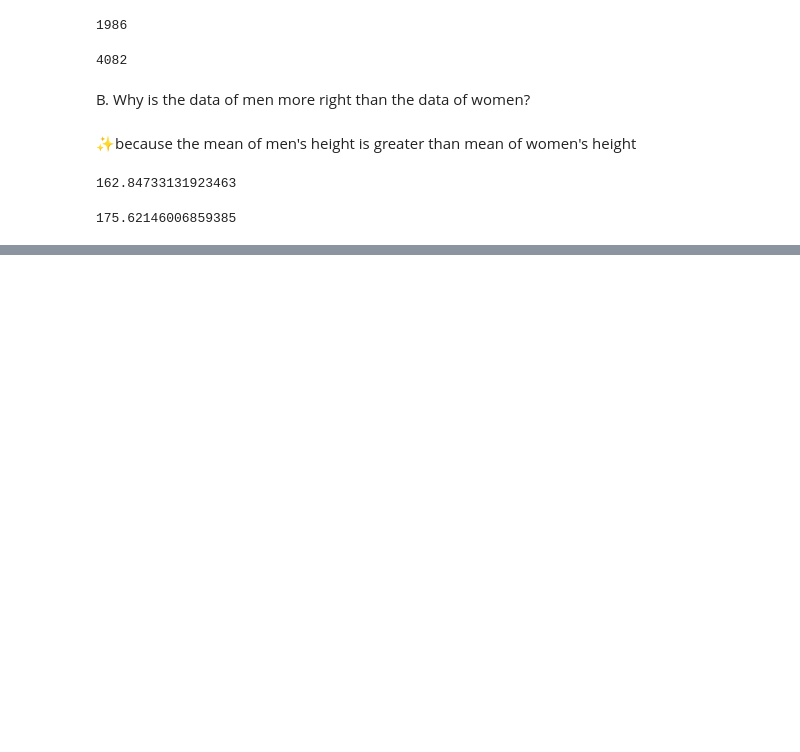
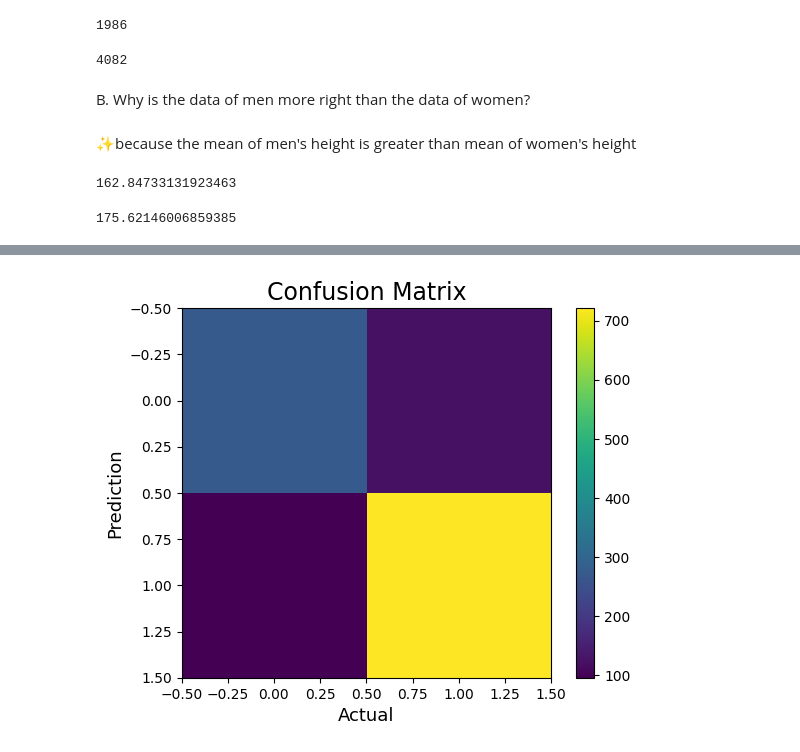
Before and after one commit to KhadijehValipour/ANSUR, a Jupyter notebook: ANSUR.ipynb, the cells around one changed output, grey strips where cells are left out. Saved outputs shown, nothing was run; the diff lists cells and outputs as text; code cells hidden in the pictures; blank space fills up the shorter version.

```diff
--- a/ANSUR.ipynb
+++ b/ANSUR.ipynb
@@ -129,0 +177,3 @@ Split dataset to train and test datasets (%80 for train and %20 for test):
+# %%
+knn = KNN(k=3)
+knn.fit(x_train ,y_train)
@@ -131,0 +253,9 @@ from sklearn.model_selection import train_test_split
+# %%
+plt.imshow(confusion_matrix)
+plt.ylabel('Prediction',fontsize=13)
+plt.xlabel('Actual',fontsize=13)
+plt.title('Confusion Matrix',fontsize=17)
+plt.colorbar()
+plt.show()
+# %% [output]
+[figure, added]
```
Also changed, not shown: parts of 18 cells of this notebook, 2 other files.
